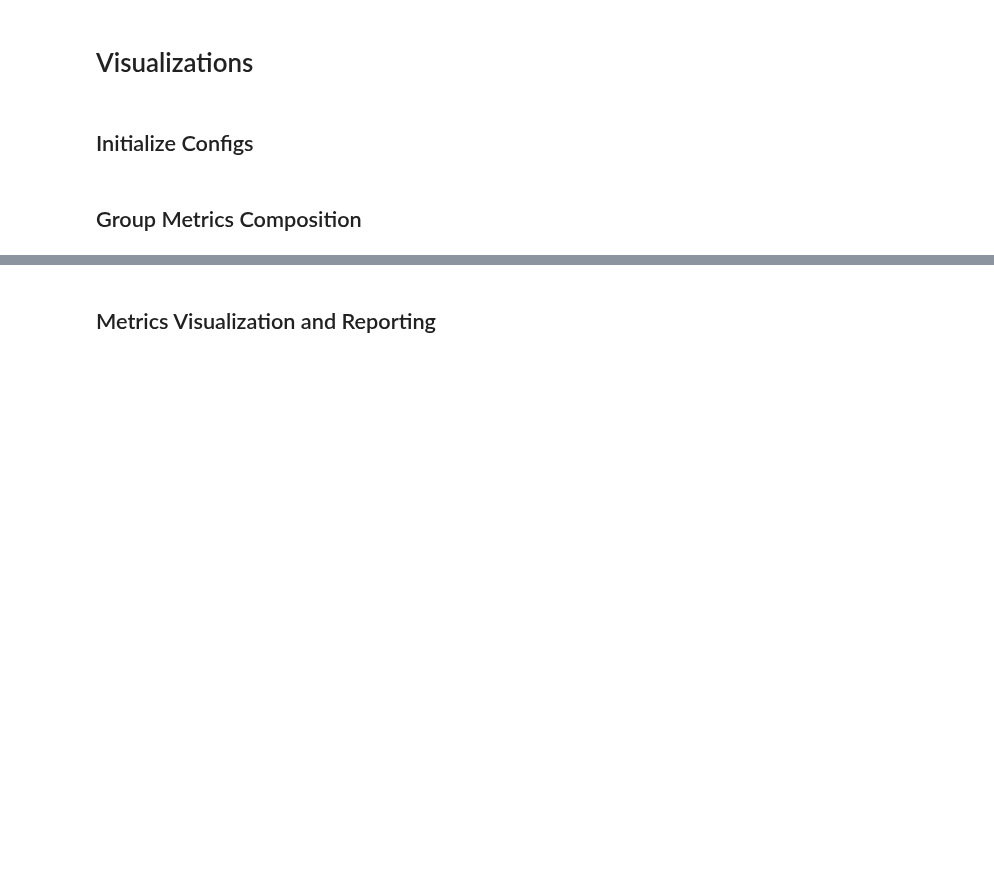
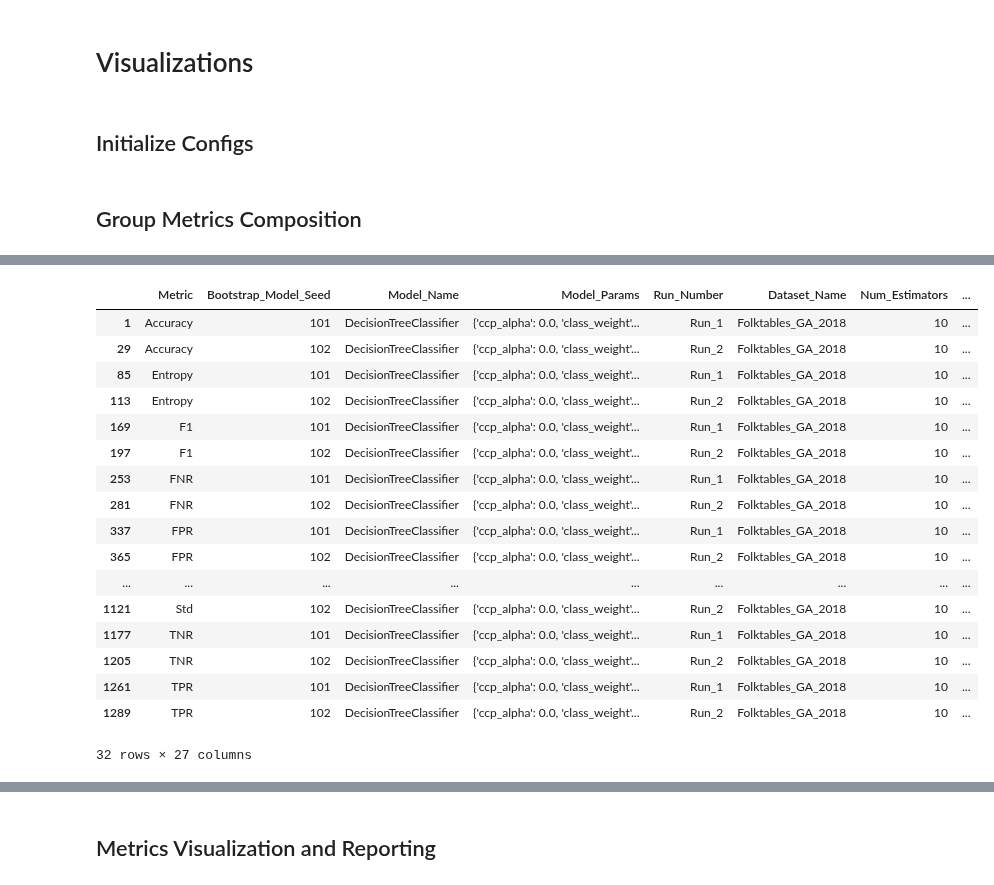
Before and after one commit to FalaahArifKhan/fairness-variance, a Jupyter notebook: notebooks/models_stress_testing/Visualizations_Random_Nulls.ipynb, the cells around one changed output, grey strips where cells are left out. Drawn from its saved outputs; the diff is of its cells as text; code cells hidden in the pictures; blank space fills up the shorter version.

```diff
--- a/notebooks/models_stress_testing/Visualizations_Random_Nulls.ipynb
+++ b/notebooks/models_stress_testing/Visualizations_Random_Nulls.ipynb
@@ -67,4 +81,25 @@ models_metrics_dct[list(models_metrics_dct.keys())[0]].head(20)
 # %%
 exp_composer = ExperimentsComposer(models_metrics_dct, SENSITIVE_ATTRS)
 exp_subgroup_metrics_dct = exp_composer.create_exp_subgroup_metrics_dct()
+# %%
+exp_subgroup_metrics_dct['DecisionTreeClassifier']['cat: mode_trimmed_0.3, num: median']['Exp_iter_1'][0.0].head(100)
+# %% [output]
+|  | Metric | Bootstrap_Model_Seed | Model_Name | Model_Params | Run_Number | Dataset_Name | Num_Estimators | ... |
+| 1 | Accuracy | 101 | DecisionTreeClassifier | {'ccp_alpha': 0.0, 'class_weight'... | Run_1 | Folktables_GA_2018 | 10 | ... |
+| 29 | Accuracy | 102 | DecisionTreeClassifier | {'ccp_alpha': 0.0, 'class_weight'... | Run_2 | Folktables_GA_2018 | 10 | ... |
+| 85 | Entropy | 101 | DecisionTreeClassifier | {'ccp_alpha': 0.0, 'class_weight'... | Run_1 | Folktables_GA_2018 | 10 | ... |
+| 113 | Entropy | 102 | DecisionTreeClassifier | {'ccp_alpha': 0.0, 'class_weight'... | Run_2 | Folktables_GA_2018 | 10 | ... |
+| 169 | F1 | 101 | DecisionTreeClassifier | {'ccp_alpha': 0.0, 'class_weight'... | Run_1 | Folktables_GA_2018 | 10 | ... |
+| 197 | F1 | 102 | DecisionTreeClassifier | {'ccp_alpha': 0.0, 'class_weight'... | Run_2 | Folktables_GA_2018 | 10 | ... |
+| 253 | FNR | 101 | DecisionTreeClassifier | {'ccp_alpha': 0.0, 'class_weight'... | Run_1 | Folktables_GA_2018 | 10 | ... |
+| 281 | FNR | 102 | DecisionTreeClassifier | {'ccp_alpha': 0.0, 'class_weight'... | Run_2 | Folktables_GA_2018 | 10 | ... |
+| 337 | FPR | 101 | DecisionTreeClassifier | {'ccp_alpha': 0.0, 'class_weight'... | Run_1 | Folktables_GA_2018 | 10 | ... |
+| 365 | FPR | 102 | DecisionTreeClassifier | {'ccp_alpha': 0.0, 'class_weight'... | Run_2 | Folktables_GA_2018 | 10 | ... |
+| ... | ... | ... | ... | ... | ... | ... | ... | ... |
+| 1121 | Std | 102 | DecisionTreeClassifier | {'ccp_alpha': 0.0, 'class_weight'... | Run_2 | Folktables_GA_2018 | 10 | ... |
+| 1177 | TNR | 101 | DecisionTreeClassifier | {'ccp_alpha': 0.0, 'class_weight'... | Run_1 | Folktables_GA_2018 | 10 | ... |
+| 1205 | TNR | 102 | DecisionTreeClassifier | {'ccp_alpha': 0.0, 'class_weight'... | Run_2 | Folktables_GA_2018 | 10 | ... |
+| 1261 | TPR | 101 | DecisionTreeClassifier | {'ccp_alpha': 0.0, 'class_weight'... | Run_1 | Folktables_GA_2018 | 10 | ... |
+| 1289 | TPR | 102 | DecisionTreeClassifier | {'ccp_alpha': 0.0, 'class_weight'... | Run_2 | Folktables_GA_2018 | 10 | ... |
+32 rows × 27 columns
 # %%
```
Also changed, not shown: parts of 13 cells of this notebook, 5 other files.
